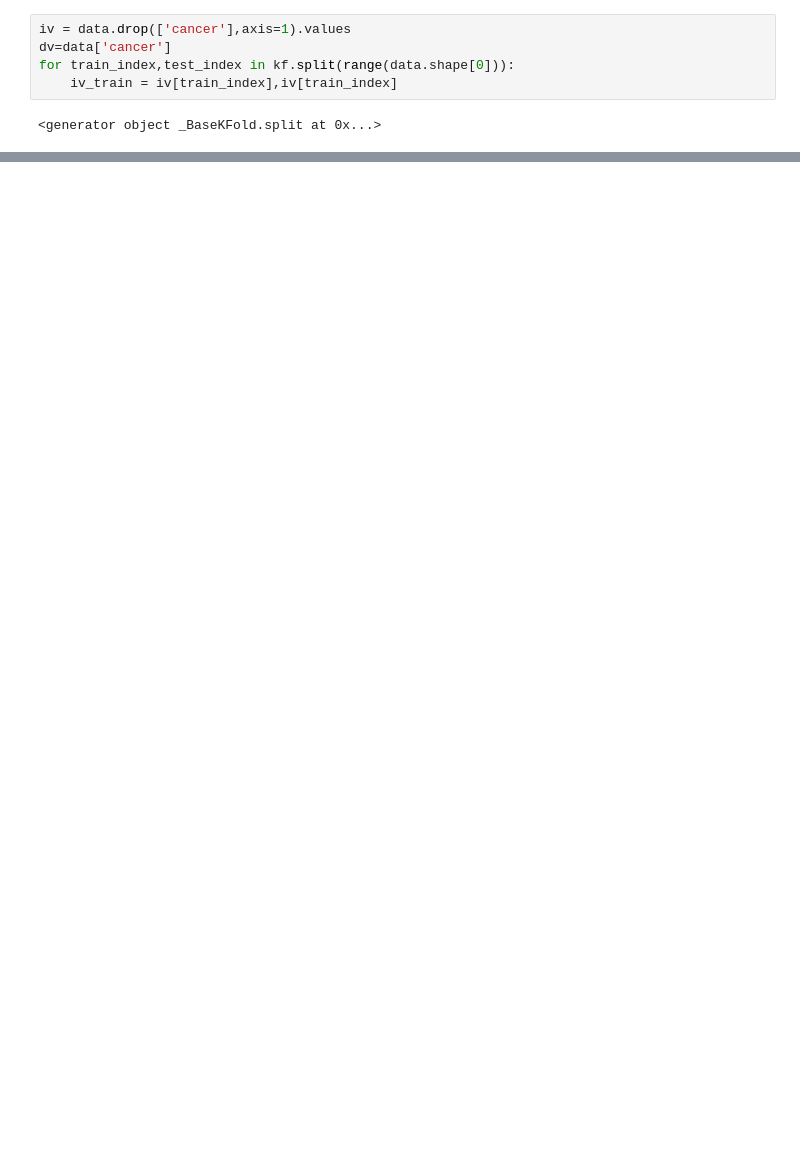
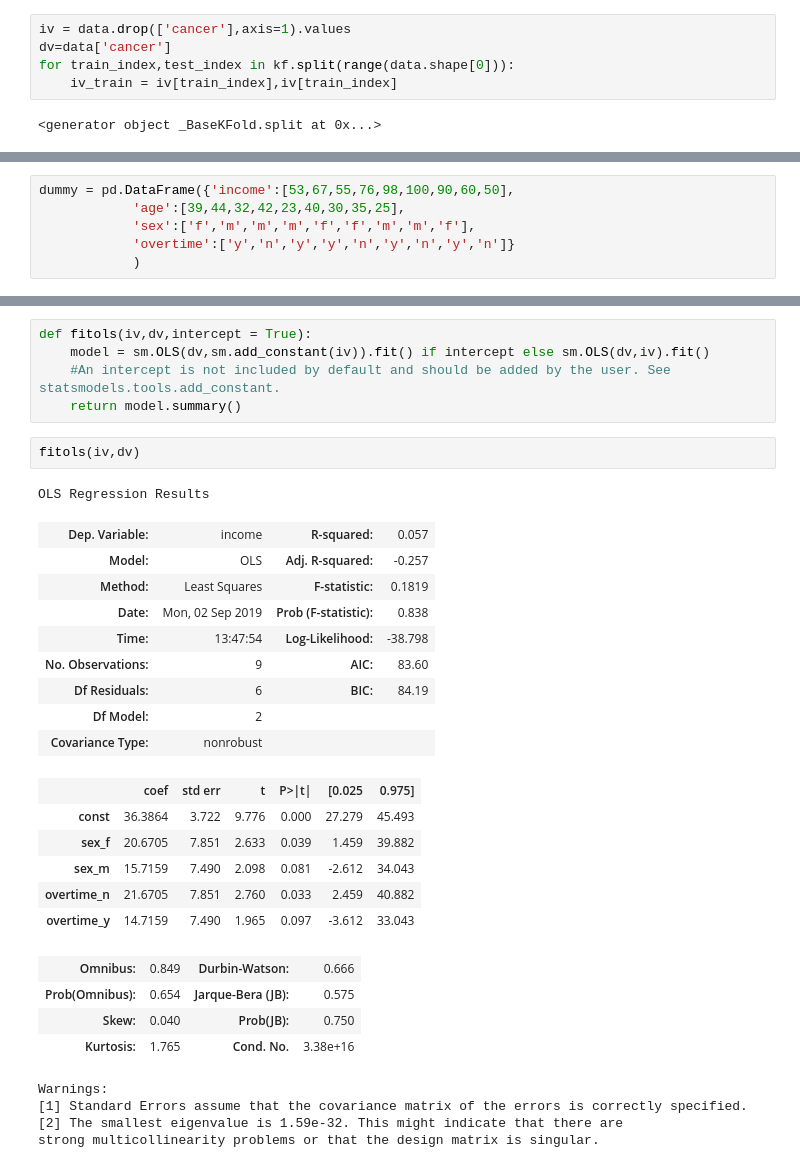
Before and after one commit to pat-123/misc, a Jupyter notebook: notebooks/classification_eval.ipynb, the cells around one changed output, grey strips where cells are left out. Cells and saved outputs as stored; diff of their text form; blank space fills up the shorter version.

```diff
--- a/notebooks/classification_eval.ipynb
+++ b/notebooks/classification_eval.ipynb
@@ -348,0 +365,6 @@ for train_index,test_index in kf.split(range(data.shape[0])):
+# %%
+dummy = pd.DataFrame({'income':[53,67,55,76,98,100,90,60,50],
+            'age':[39,44,32,42,23,40,30,35,25],
+            'sex':['f','m','m','m','f','f','m','m','f'],
+            'overtime':['y','n','y','y','n','y','n','y','n']}
+            )
@@ -348,0 +407,32 @@ for train_index,test_index in kf.split(range(data.shape[0])):
+# %%
+def fitols(iv,dv,intercept = True):
+    model = sm.OLS(dv,sm.add_constant(iv)).fit() if intercept else sm.OLS(dv,iv).fit()
+    #An intercept is not included by default and should be added by the user. See statsmodels.tools.add_constant.
+    return model.summary()
+# %%
+fitols(iv,dv)
+# %% [output]
+OLS Regression Results
+| Dep. Variable: | income | R-squared: | 0.057 |
+| Model: | OLS | Adj. R-squared: | -0.257 |
+| Method: | Least Squares | F-statistic: | 0.1819 |
+| Date: | Mon, 02 Sep 2019 | Prob (F-statistic): | 0.838 |
+| Time: | 13:47:54 | Log-Likelihood: | -38.798 |
+| No. Observations: | 9 | AIC: | 83.60 |
+| Df Residuals: | 6 | BIC: | 84.19 |
+| Df Model: | 2 |  |  |
+| Covariance Type: | nonrobust |  |  |
+|  | coef | std err | t | P>|t| | [0.025 | 0.975] |
+| const | 36.3864 | 3.722 | 9.776 | 0.000 | 27.279 | 45.493 |
+| sex_f | 20.6705 | 7.851 | 2.633 | 0.039 | 1.459 | 39.882 |
+| sex_m | 15.7159 | 7.490 | 2.098 | 0.081 | -2.612 | 34.043 |
+| overtime_n | 21.6705 | 7.851 | 2.760 | 0.033 | 2.459 | 40.882 |
+| overtime_y | 14.7159 | 7.490 | 1.965 | 0.097 | -3.612 | 33.043 |
+| Omnibus: | 0.849 | Durbin-Watson: | 0.666 |
+| Prob(Omnibus): | 0.654 | Jarque-Bera (JB): | 0.575 |
+| Skew: | 0.040 | Prob(JB): | 0.750 |
+| Kurtosis: | 1.765 | Cond. No. | 3.38e+16 |
+Warnings:
+[1] Standard Errors assume that the covariance matrix of the errors is correctly specified.
+[2] The smallest eigenvalue is 1.59e-32. This might indicate that there are
+strong multicollinearity problems or that the design matrix is singular.
```
Also changed, not shown: parts of 13 cells of this notebook, 1 other file.
